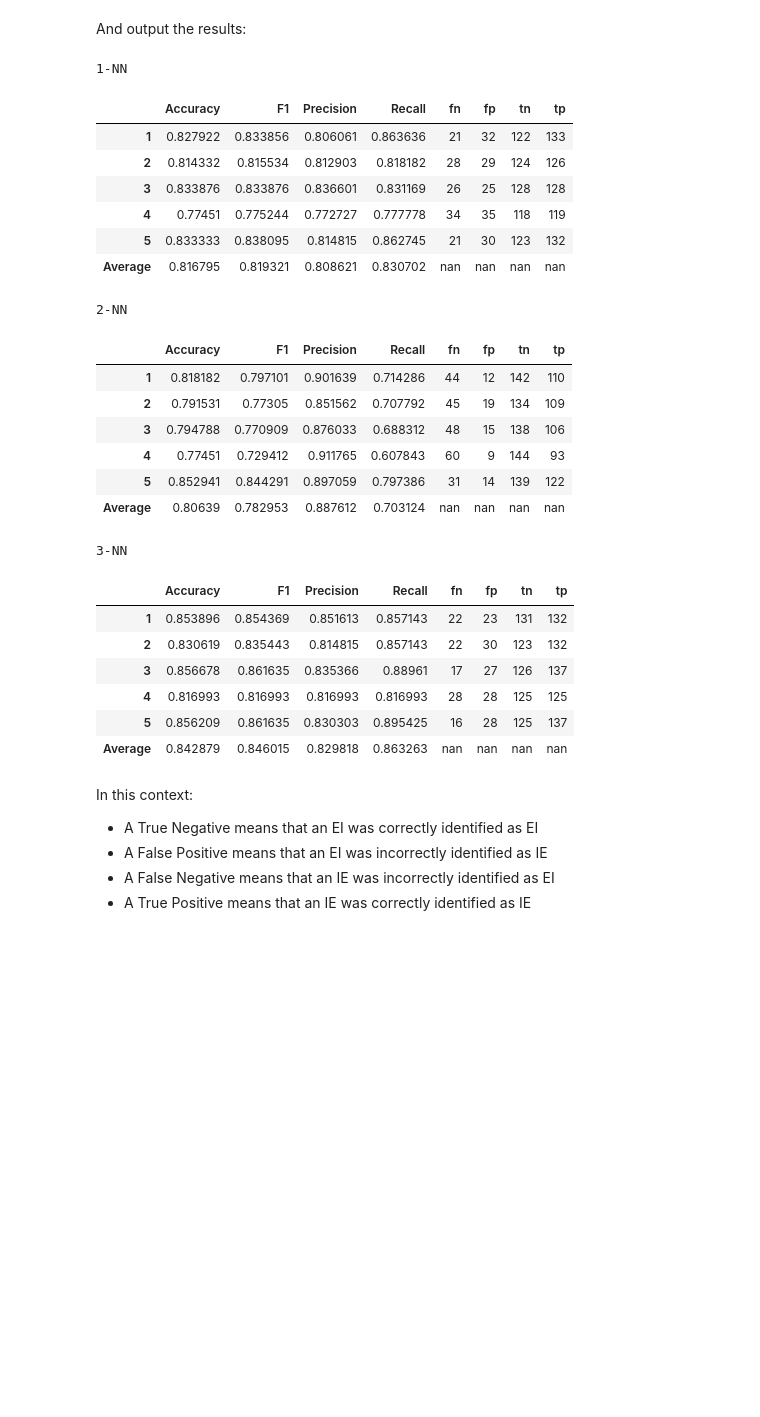
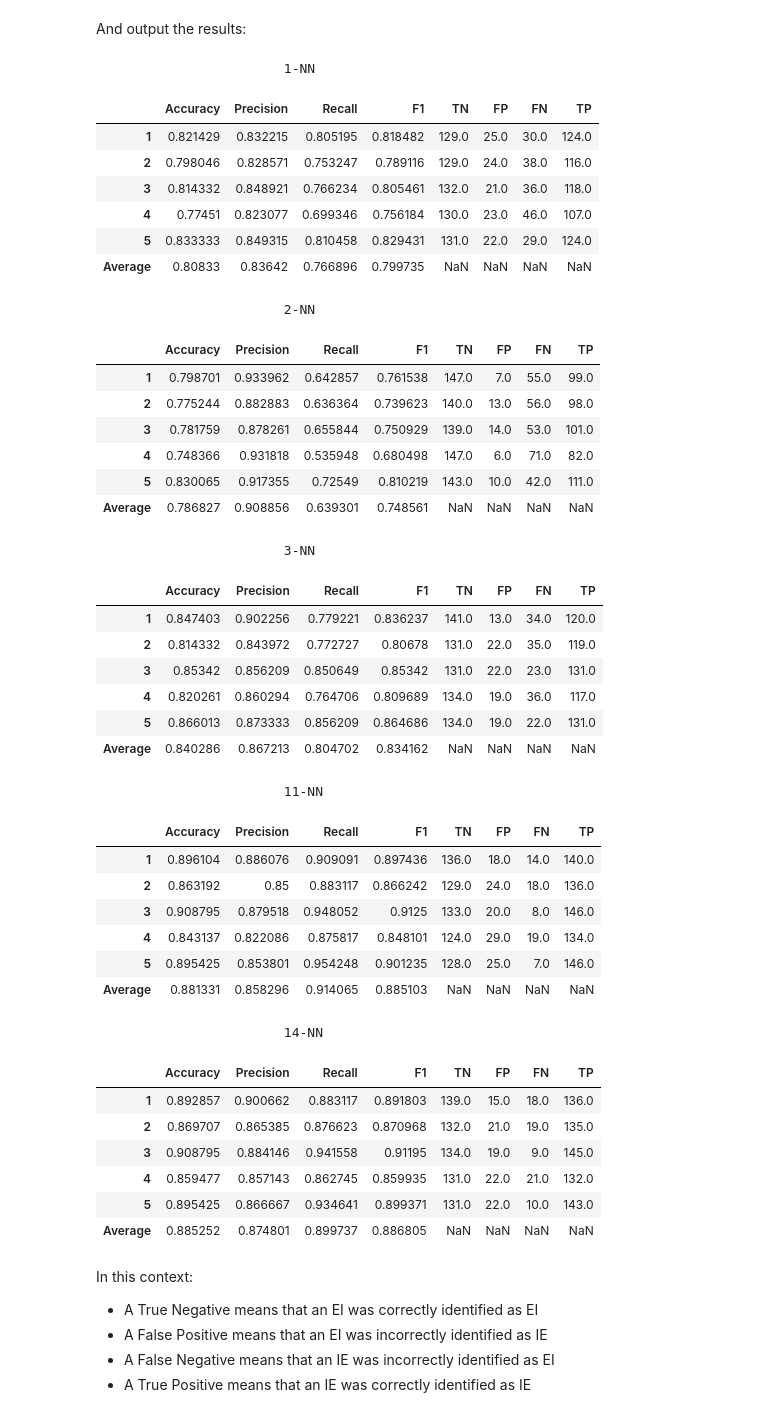
Before and after one commit to elihalpern/Splice-Junction-Identify, a Jupyter notebook: Time Series Classification for Identifying Splice-Junction Types.ipynb, the cells around one changed output. Cells and saved outputs as stored; diff of their text form; code cells hidden in the pictures; blank space fills up the shorter version.

Commit message:
Fixed output so it's correctly sorted. Changed model to SKLearns KNN classifier. Added results from promising KNN parameters.

```diff
--- a/Time Series Classification for Identifying Splice-Junction Types.ipynb
+++ b/Time Series Classification for Identifying Splice-Junction Types.ipynb
@@ -169,19 +171,18 @@ X_train, X_test, y_train, y_test = splitData(X, y, dissimMatrix)
 # %% [markdown]
 Now, we make the predictions:
 # %%
-def predictClass(X_test, y_train, y_test, k):
+def predictClass(X_train, X_test, y_train, y_test, k):
     y_pred = []
     acc = []
     conf = []
     prec = []
     recall = []
     f1 = []
+    model = KNeighborsClassifier(n_neighbors=k, metric='precomputed')
     for i, fold in enumerate(X_test):
         y_pred.append([])
-        for seq in fold:
-            closest = np.argsort(seq)[:k] # Returns indices of sorting from smallest to largest number
-            y_pred[i].append(mode([y_train[i][j] for j in closest])[0][0])
-        y_pred[i] = np.asarray(y_pred[i])
+        model = model.fit(X_train[i], y_train[i])
+        y_pred[i] = model.predict(fold)
         acc.append(accuracy_score(y_test[i], y_pred[i]))
         tn, fp, fn, tp = confusion_matrix(y_test[i], y_pred[i]).ravel()
         conf.append([tn, fp, fn, tp])
@@ -189,16 +190,19 @@ def predictClass(X_test, y_train, y_test, k):
         recall.append(recall_score(y_test[i], y_pred[i]))
         f1.append(f1_score(y_test[i], y_pred[i]))
     return acc, conf, prec, recall, f1
-results = np.asarray([predictClass(X_test, y_train, y_test, k) for k in range(1,4)])
+kMin, kMax = 1, 3
+kArr = list(range(kMin, kMax + 1)) + [11, 14]
+results = np.asarray([predictClass(X_train, X_test, y_train, y_test, k) for k in kArr])
 # %% [markdown]
 And output the results:
 # %%
 for i, k in enumerate(results):
     table = pd.DataFrame(k.T, index=range(1,len(X_test) + 1), columns=['Accuracy', 'Confusion Matrix', 'Precision', 'Recall', 'F1'])
-    table[['tn', 'fp', 'fn', 'tp']] = pd.DataFrame(table['Confusion Matrix'].values.tolist(), index=table.index)
+    table[['TN', 'FP', 'FN', 'TP']] = pd.DataFrame(table['Confusion Matrix'].values.tolist(), index=table.index)
     table = table.drop('Confusion Matrix', axis=1)
     means = pd.DataFrame(table.iloc[:,0:4].mean(), columns=['Average']).transpose()
-    table = table.append(means)
-    table = table.style.set_caption('{}-NN'.format(i+1))
+    table = table.append(means, sort=False)
+    print('\t\t\t{}-NN'.format(kArr[i]))
     table
+    print()
 # %% [output]
@@ -206,7 +210,7 @@ for i, k in enumerate(results):
-|  | Accuracy | F1 | Precision | Recall | fn | fp | tn | tp |
-| 1 | 0.827922 | 0.833856 | 0.806061 | 0.863636 | 21 | 32 | 122 | 133 |
-| 2 | 0.814332 | 0.815534 | 0.812903 | 0.818182 | 28 | 29 | 124 | 126 |
-| 3 | 0.833876 | 0.833876 | 0.836601 | 0.831169 | 26 | 25 | 128 | 128 |
-| 4 | 0.77451 | 0.775244 | 0.772727 | 0.777778 | 34 | 35 | 118 | 119 |
-| 5 | 0.833333 | 0.838095 | 0.814815 | 0.862745 | 21 | 30 | 123 | 132 |
-| Average | 0.816795 | 0.819321 | 0.808621 | 0.830702 | nan | nan | nan | nan |
+|  | Accuracy | Precision | Recall | F1 | TN | FP | FN | TP |
+| 1 | 0.821429 | 0.832215 | 0.805195 | 0.818482 | 129.0 | 25.0 | 30.0 | 124.0 |
+| 2 | 0.798046 | 0.828571 | 0.753247 | 0.789116 | 129.0 | 24.0 | 38.0 | 116.0 |
+| 3 | 0.814332 | 0.848921 | 0.766234 | 0.805461 | 132.0 | 21.0 | 36.0 | 118.0 |
+| 4 | 0.77451 | 0.823077 | 0.699346 | 0.756184 | 130.0 | 23.0 | 46.0 | 107.0 |
+| 5 | 0.833333 | 0.849315 | 0.810458 | 0.829431 | 131.0 | 22.0 | 29.0 | 124.0 |
+| Average | 0.80833 | 0.83642 | 0.766896 | 0.799735 | NaN | NaN | NaN | NaN |
@@ -214,7 +218,7 @@ for i, k in enumerate(results):
-|  | Accuracy | F1 | Precision | Recall | fn | fp | tn | tp |
-| 1 | 0.818182 | 0.797101 | 0.901639 | 0.714286 | 44 | 12 | 142 | 110 |
-| 2 | 0.791531 | 0.77305 | 0.851562 | 0.707792 | 45 | 19 | 134 | 109 |
-| 3 | 0.794788 | 0.770909 | 0.876033 | 0.688312 | 48 | 15 | 138 | 106 |
-| 4 | 0.77451 | 0.729412 | 0.911765 | 0.607843 | 60 | 9 | 144 | 93 |
-| 5 | 0.852941 | 0.844291 | 0.897059 | 0.797386 | 31 | 14 | 139 | 122 |
-| Average | 0.80639 | 0.782953 | 0.887612 | 0.703124 | nan | nan | nan | nan |
+|  | Accuracy | Precision | Recall | F1 | TN | FP | FN | TP |
+| 1 | 0.798701 | 0.933962 | 0.642857 | 0.761538 | 147.0 | 7.0 | 55.0 | 99.0 |
+| 2 | 0.775244 | 0.882883 | 0.636364 | 0.739623 | 140.0 | 13.0 | 56.0 | 98.0 |
+| 3 | 0.781759 | 0.878261 | 0.655844 | 0.750929 | 139.0 | 14.0 | 53.0 | 101.0 |
+| 4 | 0.748366 | 0.931818 | 0.535948 | 0.680498 | 147.0 | 6.0 | 71.0 | 82.0 |
+| 5 | 0.830065 | 0.917355 | 0.72549 | 0.810219 | 143.0 | 10.0 | 42.0 | 111.0 |
+| Average | 0.786827 | 0.908856 | 0.639301 | 0.748561 | NaN | NaN | NaN | NaN |
@@ -222,10 +226,26 @@ for i, k in enumerate(results):
-|  | Accuracy | F1 | Precision | Recall | fn | fp | tn | tp |
-| 1 | 0.853896 | 0.854369 | 0.851613 | 0.857143 | 22 | 23 | 131 | 132 |
-| 2 | 0.830619 | 0.835443 | 0.814815 | 0.857143 | 22 | 30 | 123 | 132 |
-| 3 | 0.856678 | 0.861635 | 0.835366 | 0.88961 | 17 | 27 | 126 | 137 |
-| 4 | 0.816993 | 0.816993 | 0.816993 | 0.816993 | 28 | 28 | 125 | 125 |
-| 5 | 0.856209 | 0.861635 | 0.830303 | 0.895425 | 16 | 28 | 125 | 137 |
-| Average | 0.842879 | 0.846015 | 0.829818 | 0.863263 | nan | nan | nan | nan |
+|  | Accuracy | Precision | Recall | F1 | TN | FP | FN | TP |
+| 1 | 0.847403 | 0.902256 | 0.779221 | 0.836237 | 141.0 | 13.0 | 34.0 | 120.0 |
+| 2 | 0.814332 | 0.843972 | 0.772727 | 0.80678 | 131.0 | 22.0 | 35.0 | 119.0 |
+| 3 | 0.85342 | 0.856209 | 0.850649 | 0.85342 | 131.0 | 22.0 | 23.0 | 131.0 |
+| 4 | 0.820261 | 0.860294 | 0.764706 | 0.809689 | 134.0 | 19.0 | 36.0 | 117.0 |
+| 5 | 0.866013 | 0.873333 | 0.856209 | 0.864686 | 134.0 | 19.0 | 22.0 | 131.0 |
+| Average | 0.840286 | 0.867213 | 0.804702 | 0.834162 | NaN | NaN | NaN | NaN |
+                        11-NN
+|  | Accuracy | Precision | Recall | F1 | TN | FP | FN | TP |
+| 1 | 0.896104 | 0.886076 | 0.909091 | 0.897436 | 136.0 | 18.0 | 14.0 | 140.0 |
+| 2 | 0.863192 | 0.85 | 0.883117 | 0.866242 | 129.0 | 24.0 | 18.0 | 136.0 |
+| 3 | 0.908795 | 0.879518 | 0.948052 | 0.9125 | 133.0 | 20.0 | 8.0 | 146.0 |
+| 4 | 0.843137 | 0.822086 | 0.875817 | 0.848101 | 124.0 | 29.0 | 19.0 | 134.0 |
+| 5 | 0.895425 | 0.853801 | 0.954248 | 0.901235 | 128.0 | 25.0 | 7.0 | 146.0 |
+| Average | 0.881331 | 0.858296 | 0.914065 | 0.885103 | NaN | NaN | NaN | NaN |
+                        14-NN
+|  | Accuracy | Precision | Recall | F1 | TN | FP | FN | TP |
+| 1 | 0.892857 | 0.900662 | 0.883117 | 0.891803 | 139.0 | 15.0 | 18.0 | 136.0 |
+| 2 | 0.869707 | 0.865385 | 0.876623 | 0.870968 | 132.0 | 21.0 | 19.0 | 135.0 |
+| 3 | 0.908795 | 0.884146 | 0.941558 | 0.91195 | 134.0 | 19.0 | 9.0 | 145.0 |
+| 4 | 0.859477 | 0.857143 | 0.862745 | 0.859935 | 131.0 | 22.0 | 21.0 | 132.0 |
+| 5 | 0.895425 | 0.866667 | 0.934641 | 0.899371 | 131.0 | 22.0 | 10.0 | 143.0 |
+| Average | 0.885252 | 0.874801 | 0.899737 | 0.886805 | NaN | NaN | NaN | NaN |
 # %% [markdown]
 In this context:
 * A True Negative means that an EI was correctly identified as EI
```
Also changed, not shown: parts of 1 cell of this notebook.
